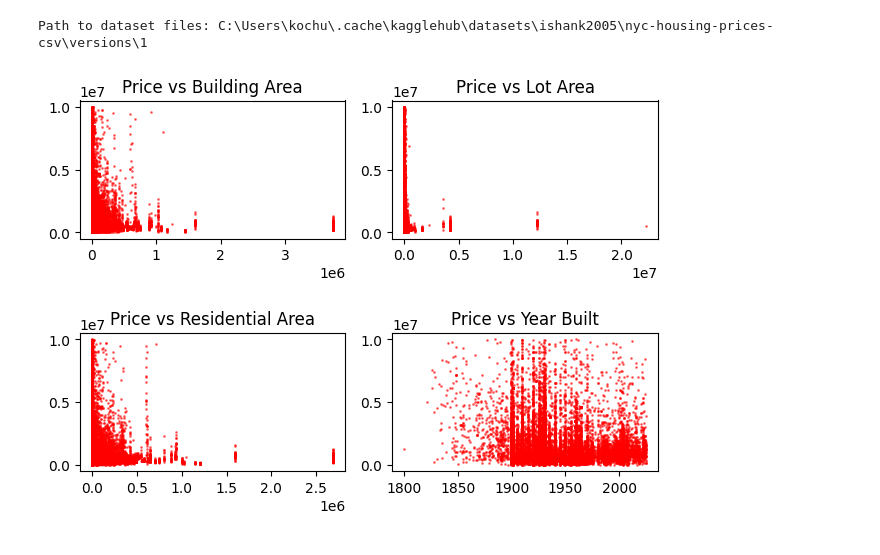
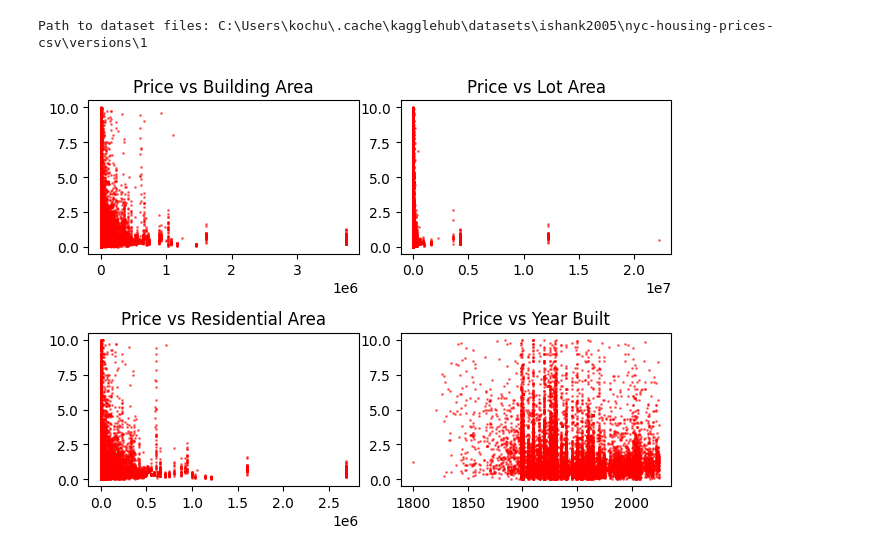
Before and after one commit to veen-does-code/LREG-NYC, a Jupyter notebook: LREG-NYC.ipynb, the cells around one changed output. Drawn from its saved outputs; the diff is of its cells as text; code cells hidden in the pictures.

```diff
--- a/LREG-NYC.ipynb
+++ b/LREG-NYC.ipynb
@@ -12,21 +12,31 @@ print("Path to dataset files:", path)
 Path to dataset files: C:\Users\kochu\.cache\kagglehub\datasets\ishank2005\nyc-housing-prices-csv\versions\1
 # %%
 tset=pd.read_csv("nyc_housing_base.csv")
+
+tset=tset[tset["sale_price"]>0]
+tset=tset.dropna()
+tset["sale_price"]=tset["sale_price"]/1000000
+
+x=tset[["bldgarea","lotarea","resarea","yearbuilt"]].values
+y=tset["sale_price"].values
+
+x = (x - x.mean(axis=0)) / x.std(axis=0)
+
 fig,axis=plt.subplots(2,2)
 gch={"color":"red","alpha":0.5,"s":1}
 axis[0,0].scatter(tset["bldgarea"],tset["sale_price"],**gch)
 axis[0,0].set_title("Price vs Building Area")
 
 axis[0,1].scatter(tset["lotarea"],tset["sale_price"],**gch)
 axis[0,1].set_title("Price vs Lot Area")
 
 axis[1,0].scatter(tset["resarea"],tset["sale_price"],**gch)
 axis[1,0].set_title("Price vs Residential Area")
 
 axis[1,1].scatter(tset["yearbuilt"],tset["sale_price"],**gch)
 axis[1,1].set_title("Price vs Year Built")
 
 plt.tight_layout()
 plt.show()
 # %% [output]
-[figure, old version]
+[figure, new version]
```
Also changed, not shown: parts of 5 cells of this notebook.
